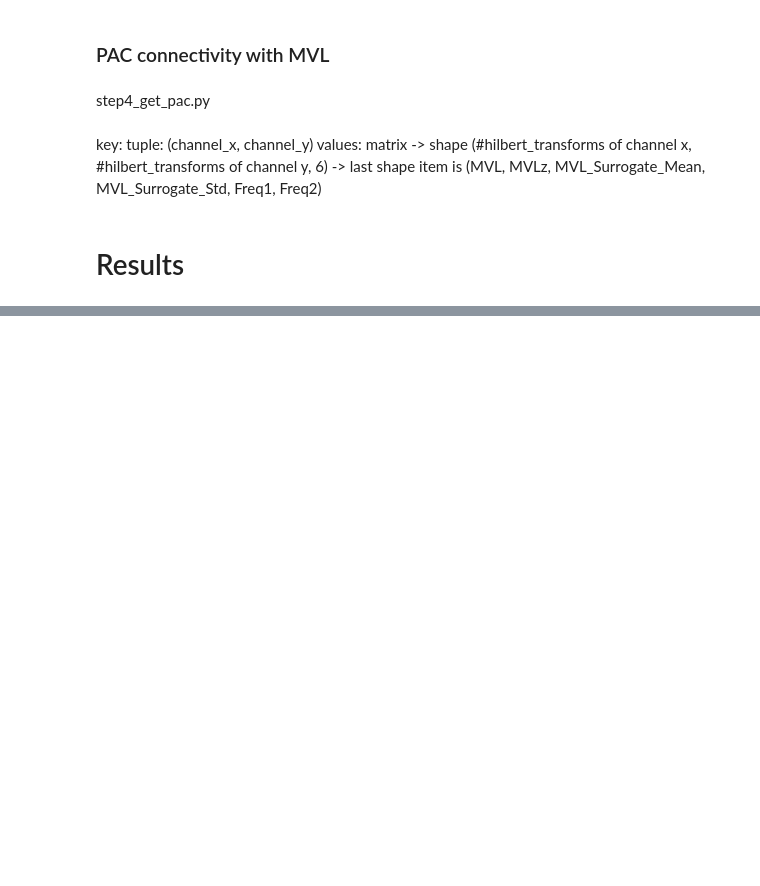
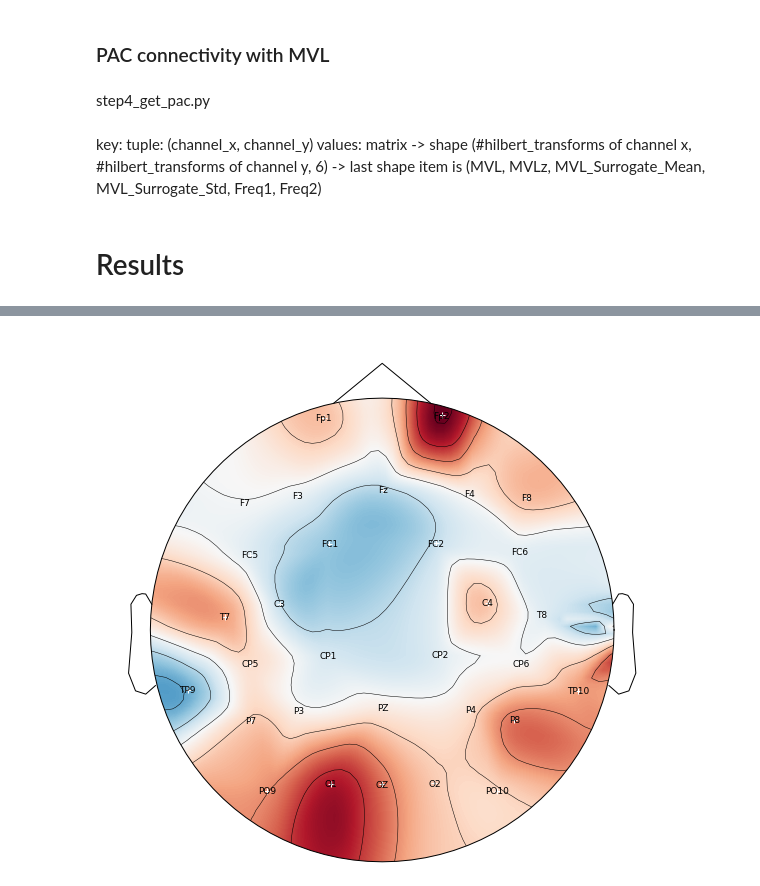
Before and after one commit to BioSIP/functional_PAC, a Jupyter notebook: notebooks/PAC.ipynb, the cells around one changed output, grey strips where cells are left out. Cells and saved outputs as stored; diff of their text form; code cells hidden in the pictures; blank space fills up the shorter version.

```diff
--- a/notebooks/PAC.ipynb
+++ b/notebooks/PAC.ipynb
@@ -238,3 +228,32 @@ for filename in descriptors_files:
     #         pac_heatmap(imf_comb[:,-2], imf_comb[:,-1], imf_comb)
         break
     break
+# %%
+bands = {'Delta': (0.5, 4),
+         'Theta': (4, 8),
+         'Alpha': (8, 12),
+         'Beta': (12, 25),
+         'Gamma': (25, 140)}
+channel_n = ['Fp1', 'Fp2', 'F7', 'F3', 'Fz', 'F4', 'F8', 'FC5', 'FC1', 'FC2', 'FC6', 'T7',
+             'C3', 'C4', 'T8', 'TP9', 'CP5', 'CP1', 'CP2', 'CP6', 'TP10', 'P7', 'P3', 'PZ',
+             'P4', 'P8', 'PO9', 'O1', 'OZ', 'O2', 'PO10']
+
+def get_pacband(file_path):
+    with open(file_path, 'rb') as f:
+        PACs = pickle.load(f)
+    Nchan, Nbands = PACs.shape[0], len(bands)
+    PACband = np.zeros((Nchan, Nchan, Nbands, Nbands, 2))
+    for chx in range(Nchan):
+        for chy in range(Nchan):
+            pac = PACs[chx, chy]
+            for bx, bandx in enumerate(bands.keys()):
+                selx = (bands[bandx][0] <= pac[:, :, 2]) & (pac[:, :, 2] < bands[bandx][1])
+                for by, bandy in enumerate(bands.keys()):
+                    sely = (bands[bandy][0] <= pac[:, :, 3]) & (pac[:, :, 3] < bands[bandy][1])
+                    sel = np.where(selx & sely)
+                    PACband[chx, chy, bx, by] = pac[sel[0], sel[1]].mean(axis=0)[:2]
+    return PACband
+# %%
+path = "../data/descriptors"
+files = [x for x in os.listdir(path) if x.endswith(".pickle")]
+subject = get_pacband(os.path.join(path, files[0]))
@@ -240,0 +345,5 @@ for filename in descriptors_files:
+# %%
+a = np.diag(subject[...,0,0,0])
+info = mne.create_info(channel_n, sfreq=500, ch_types='eeg')
+montage = mne.channels.make_standard_montage('standard_1020')
+info.set_montage(montage, match_case=False)
@@ -240,0 +364,9 @@ for filename in descriptors_files:
+# %%
+fig = plt.figure(figsize=(10,10))
+plt.rc('font', size=13)
+im, cn = mne.viz.plot_topomap(a, info, names=channel_n, show_names=True, sensors='w+', cmap='RdBu_r')
+clb = fig.colorbar(im)
+clb.set_label('MVL normalizado')
+plt.show()
+# %% [output]
+[figure, added]
```
Also changed, not shown: parts of 10 cells of this notebook, 3 other files.
